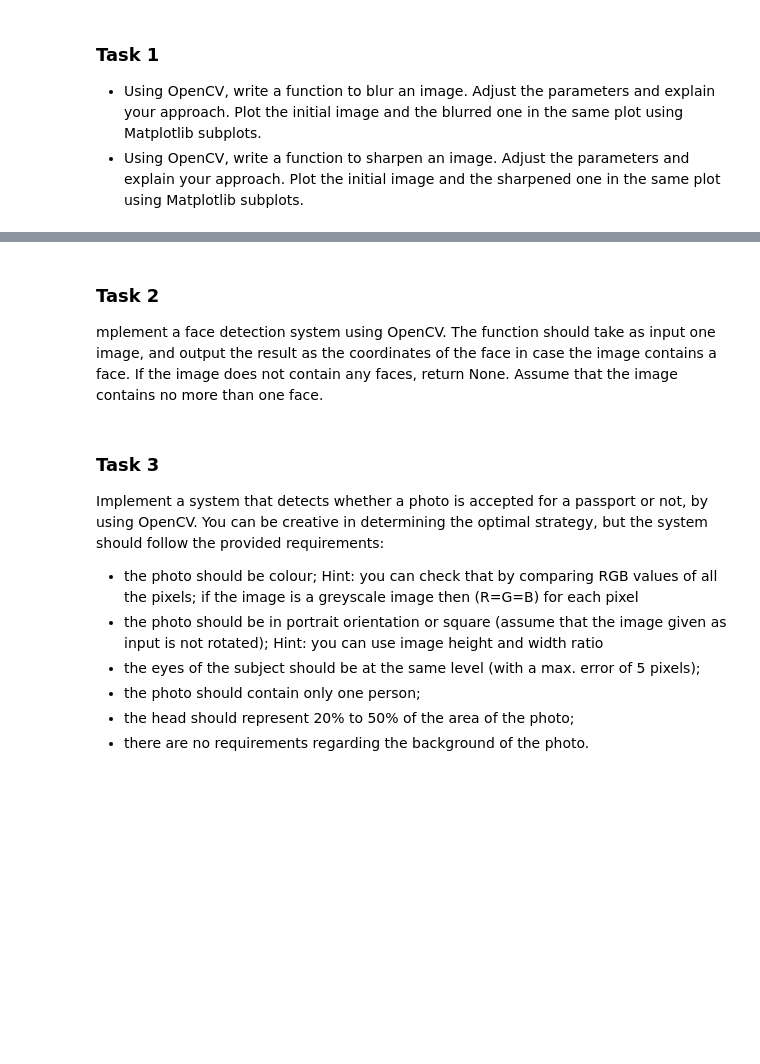
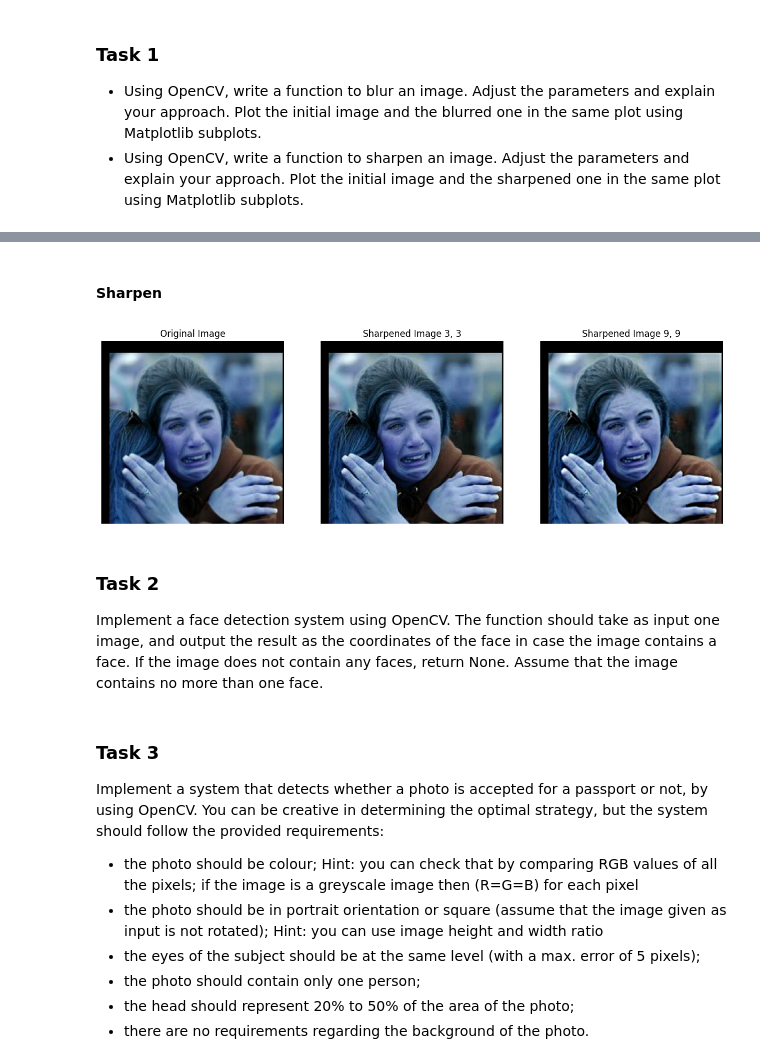
Before and after one commit to muffindud/FIA_Labs, a Jupyter notebook: lab5/main.ipynb, the cells around one changed output, grey strips where cells are left out. Saved outputs shown, nothing was run; the diff lists cells and outputs as text; code cells hidden in the pictures; blank space fills up the shorter version.

```diff
--- a/lab5/main.ipynb
+++ b/lab5/main.ipynb
@@ -14,7 +51,39 @@
+# %% [markdown]
+#### Sharpen
+# %%
+import cv2
+import matplotlib.pyplot as plt
+
+
+def sharpen_image(img: cv2.typing.MatLike, ksize: cv2.typing.Size = (0, 0), sigmaX: float = 3) -> cv2.typing.MatLike:
+    sharp = cv2.GaussianBlur(img, ksize, sigmaX)
+    sharp = cv2.addWeighted(img, 1.5, sharp, -0.5, 0)
+    return sharp
+
+
+original_image_1 = cv2.imread(img_paths[1])
+sharpened_image_1 = sharpen_image(original_image_1, (3, 3))
+sharpened_image_2 = sharpen_image(original_image_1, (9, 9))
+plt.figure(figsize=(15, 15))
+plt.subplot(1, 3, 1)
+plt.axis('off')
+plt.title('Original Image')
+plt.imshow(original_image_1)
+plt.subplot(1, 3, 2)
+plt.axis('off')
+plt.title('Sharpened Image 3, 3')
+plt.imshow(sharpened_image_1)
+plt.subplot(1, 3, 3)
+plt.axis('off')
+plt.title('Sharpened Image 9, 9')
+plt.imshow(sharpened_image_2)
+plt.show()
+# %% [output]
+[figure, added]
 # %% [markdown]
 ### Task 2
 
-mplement a face detection system using OpenCV. The function should take as input one image, and output the result as the coordinates of the face in case the image contains a face. If the image does not contain any faces, return None. Assume that the image contains no more than one face.
+Implement a face detection system using OpenCV. The function should take as input one image, and output the result as the coordinates of the face in case the image contains a face. If the image does not contain any faces, return None. Assume that the image contains no more than one face.
 # %% [markdown]
 ### Task 3
 
```
Also changed, not shown: parts of 3 cells of this notebook, 1 other file.
